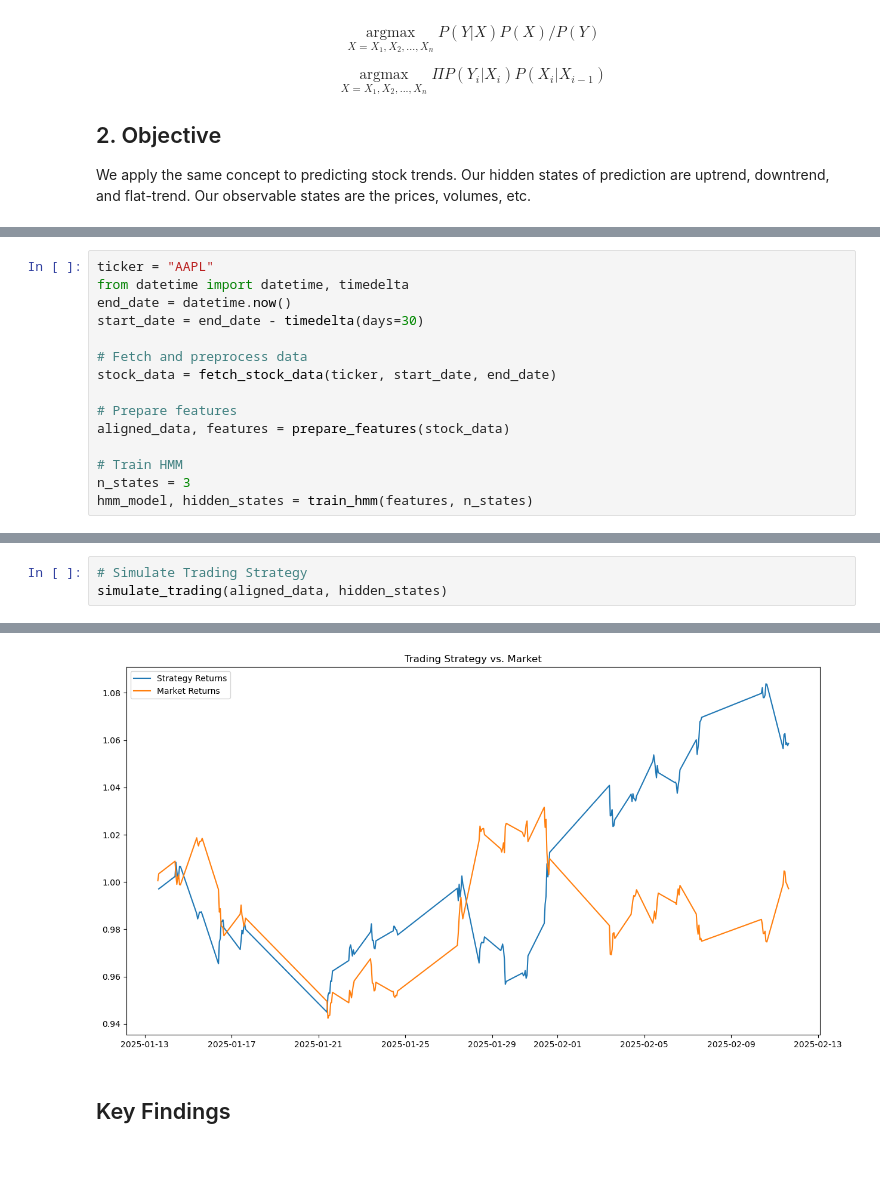
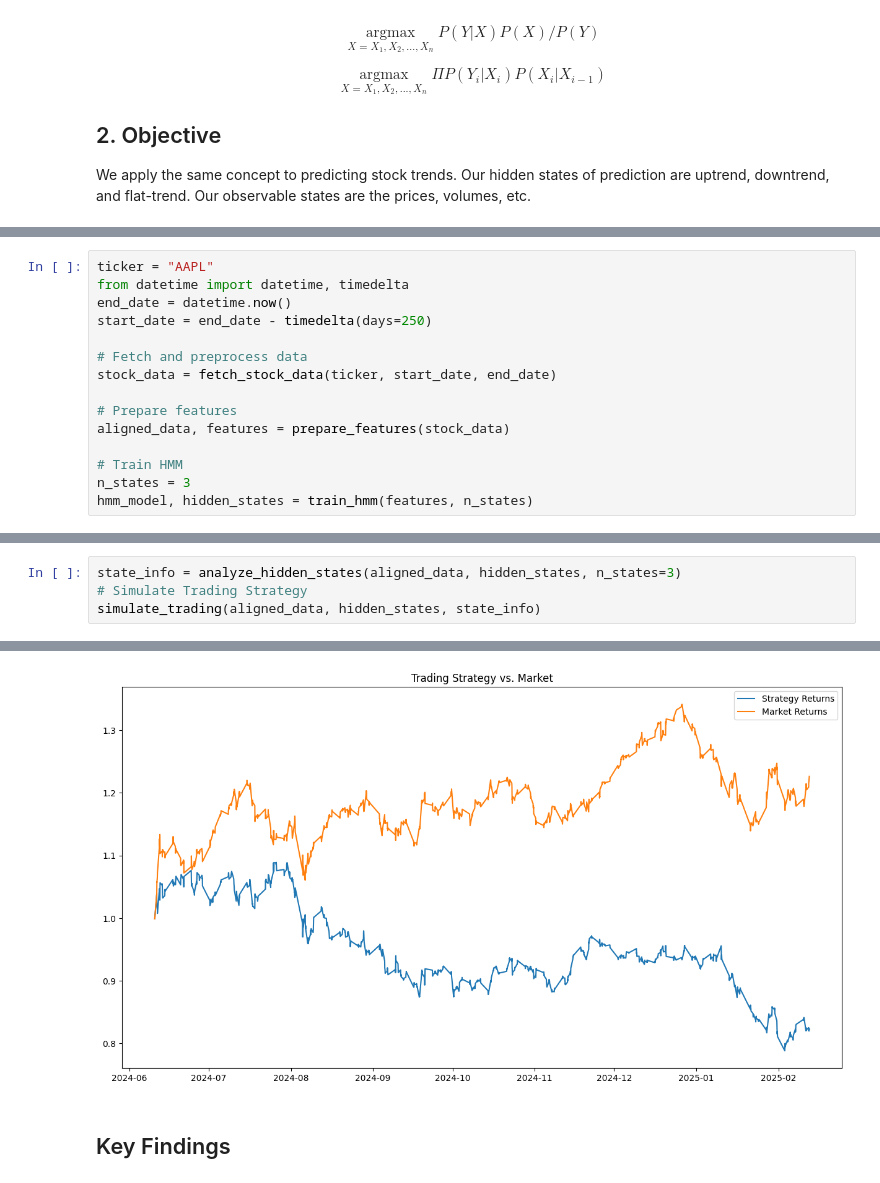
Before and after one commit to helena-f/quant_trading, a Jupyter notebook: Helena_trading_scripts/HiddenMarkovModel.ipynb, the cells around one changed output, grey strips where cells are left out. Saved outputs shown, nothing was run; the diff lists cells and outputs as text.

Commit message:
Update hidden state handling

```diff
--- a/Helena_trading_scripts/HiddenMarkovModel.ipynb
+++ b/Helena_trading_scripts/HiddenMarkovModel.ipynb
@@ -139,7 +128,7 @@ def calculate_metrics(data):
 ticker = "AAPL"
 from datetime import datetime, timedelta
 end_date = datetime.now()
-start_date = end_date - timedelta(days=30)
+start_date = end_date - timedelta(days=250)
 
 # Fetch and preprocess data
 stock_data = fetch_stock_data(ticker, start_date, end_date)
@@ -198,4 +171,5 @@ False Negatives: 43
 # %%
+state_info = analyze_hidden_states(aligned_data, hidden_states, n_states=3)
 # Simulate Trading Strategy
-simulate_trading(aligned_data, hidden_states)
+simulate_trading(aligned_data, hidden_states, state_info)
 # %% [output]
@@ -219,3 +185,3 @@ Name: Signal, Length: 142, dtype: int64
-[figure, old version]
+[figure, new version]
 # %% [markdown]
 ## Key Findings
```
Also changed, not shown: parts of 5 cells of this notebook.
